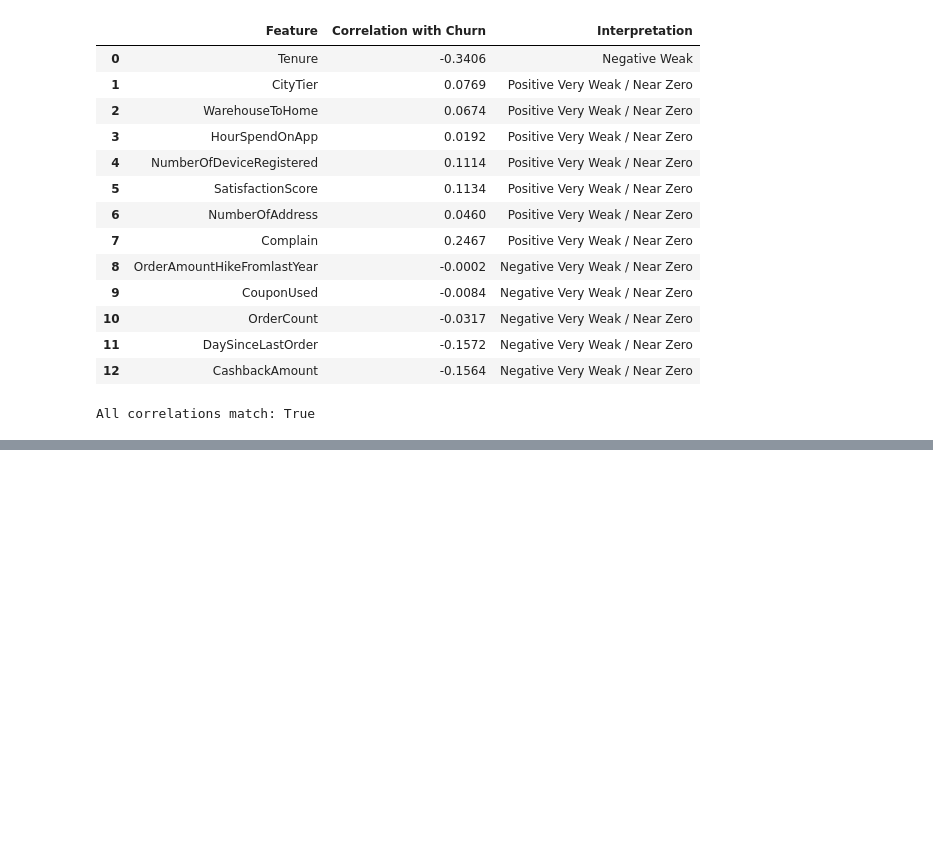
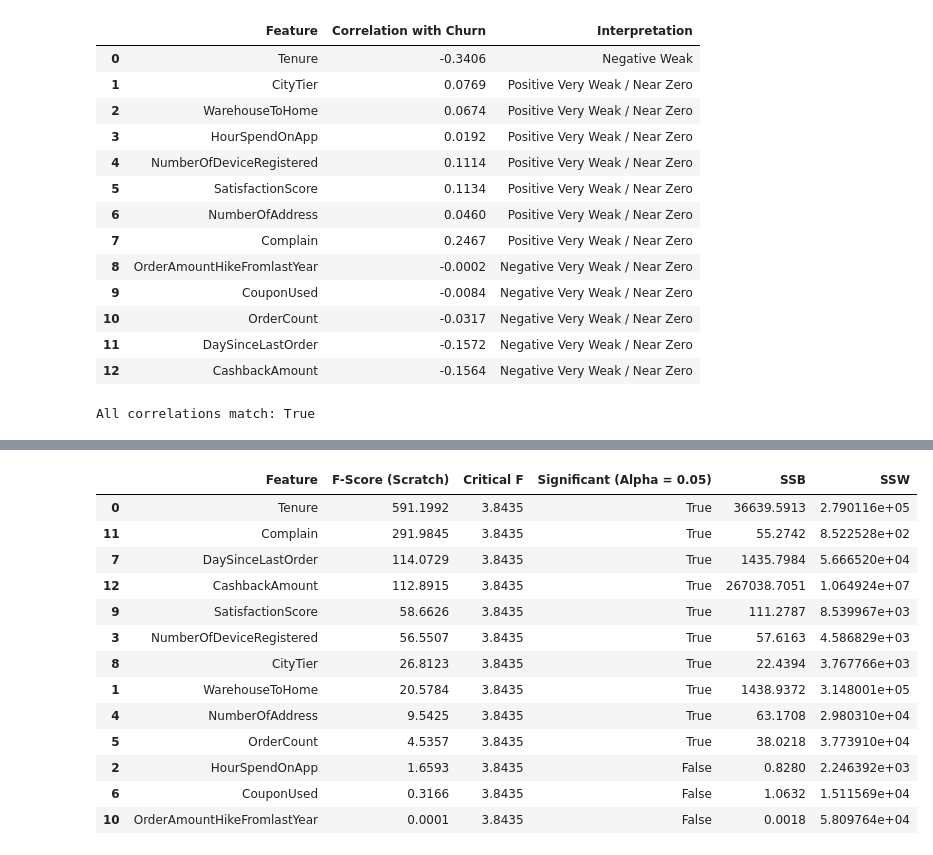
Before and after one commit to DrishtiNigam1928/CUSTOMER_CHURN, a Jupyter notebook: notebooks/main_analysis.ipynb, the cells around one changed output, grey strips where cells are left out. Cells and saved outputs as stored; diff of their text form; code cells hidden in the pictures; blank space fills up the shorter version.

Commit message:
Task M4: ANOVA F-Test Done

```diff
--- a/notebooks/main_analysis.ipynb
+++ b/notebooks/main_analysis.ipynb
@@ -1584,3 +1583,87 @@ print("All correlations match:",
       correlation_match.all())
 # %% [output]
 All correlations match: True
+# %%
+# M4: ANOVA F-TEST
+
+import pandas as pd
+import numpy as np
+from scipy.stats import f as f_dist
+
+features_to_test = [
+    'Tenure',
+    'WarehouseToHome',
+    'HourSpendOnApp',
+    'NumberOfDeviceRegistered',
+    'NumberOfAddress',
+    'OrderCount',
+    'CouponUsed',
+    'DaySinceLastOrder',
+    'CityTier',
+    'SatisfactionScore',
+    'OrderAmountHikeFromlastYear',
+    'Complain',
+    'CashbackAmount'
+]
+
+features_for_anova = [col for col in features_to_test if col in df_cleaned.columns]
+anova_df = df_cleaned[features_for_anova + ['Churn']].dropna()
+
+anova_results_scratch = []
+
+n = len(anova_df)
+groups = anova_df['Churn'].unique()
+k = len(groups)
+
+# Degrees of freedom
+df_between = k - 1
+df_within = n - k
+
+alpha = 0.05
+critical_f_value = f_dist.ppf(1 - alpha, df_between, df_within)
+
+for col in features_for_anova:
+    all_values = anova_df[col].tolist()
+
+    # Mean using custom B2 functions
+    overall_mean = calc_mean(all_values)
+
+    # Calculating SSB and SSW
+    ssb = 0.0
+    ssw = 0.0
+    for g in groups:
+        group_data = anova_df[anova_df['Churn'] == g][col].tolist()
+        n_g = len(group_data)
+
+        if n_g > 0:
+            # Group Mean using custom B2 function
+            g_mean = calc_mean(group_data)
+            ssb += n_g * ((g_mean - overall_mean) ** 2)
+
+            # SSW using custom B2 function
+            g_var = calc_variance(group_data, g_mean)
+            ssw += g_var * (n_g - 1)
+
+    # Mean Squares
+    ms_between = ssb / df_between if df_between > 0 else 0
+    ms_within = ssw / df_within if df_within > 0 else 0
+
+    # F-Statistic
+    f_score = ms_between / ms_within if ms_within > 0 else 0.0
+
+    is_significant = f_score > critical_f_value
+
+    anova_results_scratch.append({
+        'Feature': col,
+        'F-Score (Scratch)': round(f_score, 4),
+        'Critical F': round(critical_f_value, 4),
+        'Significant (Alpha = 0.05)': is_significant,
+        'SSB': round(ssb, 4),
+        'SSW': round(ssw, 4)
+    })
+
+anova_scratch_table = pd.DataFrame(anova_results_scratch).sort_values(by='F-Score (Scratch)', ascending=False)
+
+print("Task M4: ANOVA F-Test computed successfully from scratch using B2 functions!")
+display(anova_scratch_table)
+# %% [output]
@@ -1586,0 +1671,14 @@ All correlations match: True
+|  | Feature | F-Score (Scratch) | Critical F | Significant (Alpha = 0.05) | SSB | SSW |
+| 0 | Tenure | 591.1992 | 3.8435 | True | 36639.5913 | 2.790116e+05 |
+| 11 | Complain | 291.9845 | 3.8435 | True | 55.2742 | 8.522528e+02 |
+| 7 | DaySinceLastOrder | 114.0729 | 3.8435 | True | 1435.7984 | 5.666520e+04 |
+| 12 | CashbackAmount | 112.8915 | 3.8435 | True | 267038.7051 | 1.064924e+07 |
+| 9 | SatisfactionScore | 58.6626 | 3.8435 | True | 111.2787 | 8.539967e+03 |
+| 3 | NumberOfDeviceRegistered | 56.5507 | 3.8435 | True | 57.6163 | 4.586829e+03 |
+| 8 | CityTier | 26.8123 | 3.8435 | True | 22.4394 | 3.767766e+03 |
+| 1 | WarehouseToHome | 20.5784 | 3.8435 | True | 1438.9372 | 3.148001e+05 |
+| 4 | NumberOfAddress | 9.5425 | 3.8435 | True | 63.1708 | 2.980310e+04 |
+| 5 | OrderCount | 4.5357 | 3.8435 | True | 38.0218 | 3.773910e+04 |
+| 2 | HourSpendOnApp | 1.6593 | 3.8435 | False | 0.8280 | 2.246392e+03 |
+| 6 | CouponUsed | 0.3166 | 3.8435 | False | 1.0632 | 1.511569e+04 |
+| 10 | OrderAmountHikeFromlastYear | 0.0001 | 3.8435 | False | 0.0018 | 5.809764e+04 |
```
Also changed, not shown: parts of 4 cells of this notebook.
